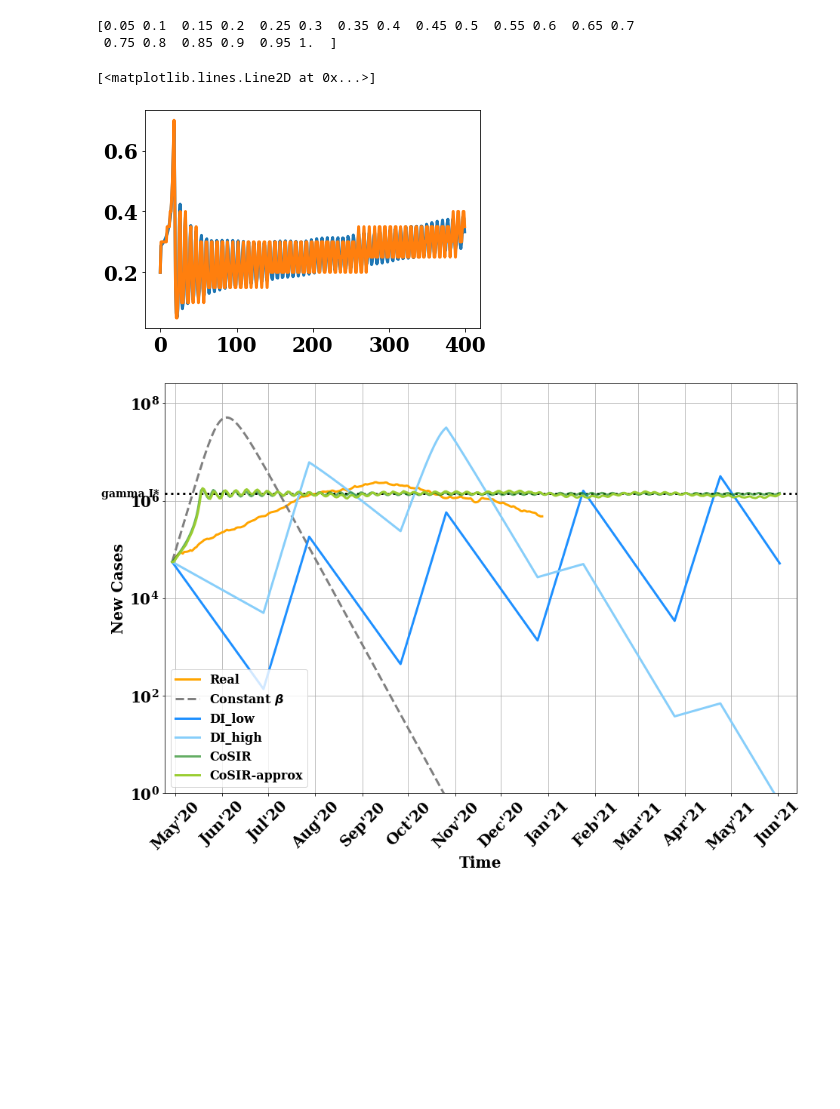
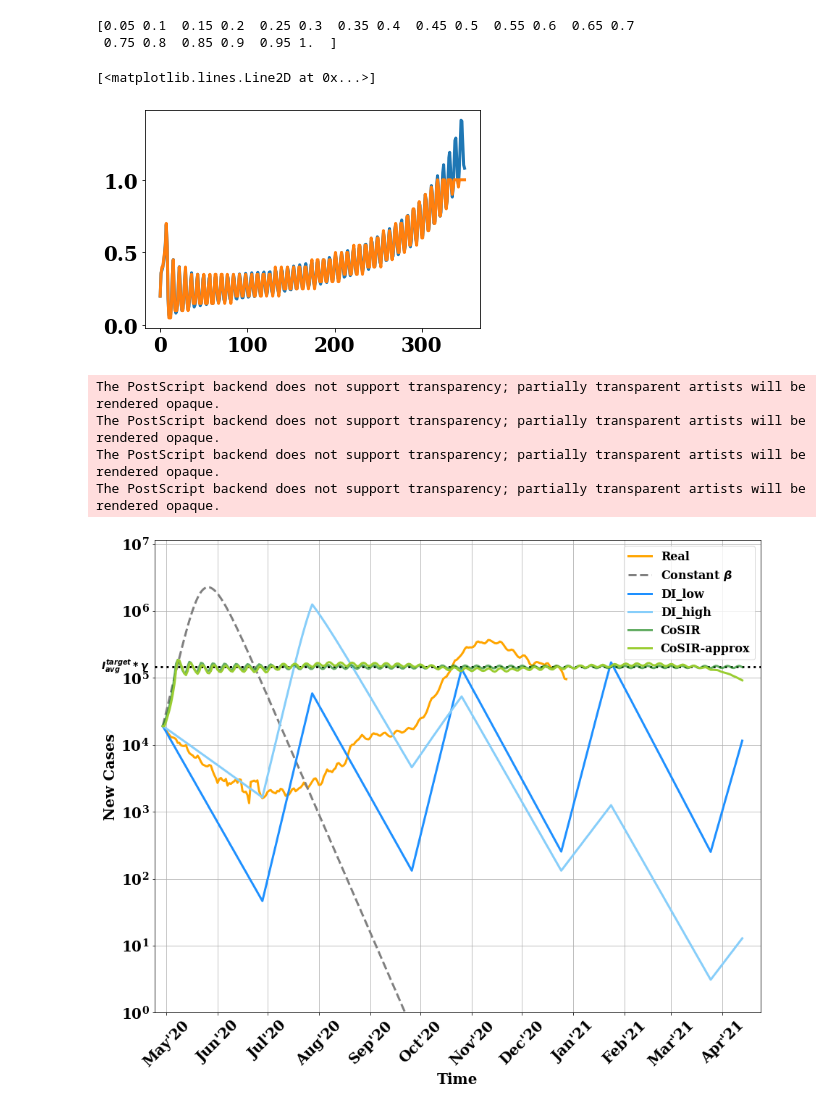
Before and after one commit to dsindiavscovid/CoSIR, a Jupyter notebook: baselines.ipynb, the cells around one changed output. Saved outputs shown, nothing was run; the diff lists cells and outputs as text; code cells hidden in the pictures; blank space fills up the shorter version.

Commit message:
evaluation figures

```diff
--- a/baselines.ipynb
+++ b/baselines.ipynb
@@ -17,7 +17,7 @@ def getMetaData(region = "India"):
     underreporting_factor = {"India": 25.28686435, "Netherlands": 2.8345572, "Mexico": 43.12753953, "Mumbai": 18.86570445}
     bedsPerCapita = {"India": 0.53/1000, "Netherlands": 3.32/1000, "Mexico": 1.38/1000, "Mumbai": 0.53/1000}
     hospToReported = {"India": 0.5, "Netherlands": 0.2, "Mexico": 0.9, "Mumbai": 0.5}
-    regionType = {"India": "country", "Netherlands": "country", "Mexico": "country", "Mumbai": "district"}
+    regionType = {"India": "country", "Netherlands": "country", "Mexico": "country", "Mumbai": "district", "Italy":"country"}
     return {"region": region, "population": popDict[region], "underreporting_factor": underreporting_factor[region],
            "bedsPerCapita": bedsPerCapita[region], "hospToReported": hospToReported[region], "region_type": regionType[region]}
 # %%
@@ -27,7 +27,7 @@ def moving_average(x, window):
     x1 = [np.mean(x[max(0, i-w):min(l, i+w+1)]) for i in range(l)]
     return np.array(x1)
 # %%
-meta = getMetaData("India")
+meta = getMetaData("Italy")
 
 
 if(meta['region_type'] == 'country'):
@@ -123,7 +123,7 @@ Jstar = gamma*N
 init = (S0, I0, R0)
 
 delta_t = 0.001
-tsteps = 400
+tsteps = 350
 t = np.linspace(0, tsteps-1, tsteps)
 eta = 1
 # %% [output]
@@ -164,8 +164,8 @@ while temp < tsteps:
         beta_dI_h.extend([beta_relaxation for i in range(min(T_relaxation, tsteps - temp))])
         beta_dI_l.extend([beta_relaxation for i in range(min(T_relaxation, tsteps - temp))])
         temp += T_intervention + min(T_relaxation, tsteps - temp)
-beta_dI_h = np.array(beta_dI_h)
-beta_dI_l = np.array(beta_dI_l)
+beta_dI_h = np.array(beta_dI_h)[:tsteps]
+beta_dI_l = np.array(beta_dI_l)[:tsteps]
 # %%
 plt.plot(t, beta_dI_h)
 plt.plot(t, beta_dI_l)
@@ -228,39 +228,43 @@ plt.plot(range(len(beta_ideal[:x])), beta_ideal[:x])
 plt.plot(range(len(beta_ideal[:x])), beta_approx[:x])
 # %% [output]
 [<matplotlib.lines.Line2D at 0x...>]
-[figure, old version]
+[figure, new version]
 # %%
 S_approx, I_approx, R_approx = solve_discrete_sir((S0, I0, R0), beta_approx, gamma, N, tsteps, delta_t=delta_t)
 # %%
-fig, ax = plt.subplots(figsize=(15,10))
+fig, ax = plt.subplots(figsize=(15,12))
 plt.yscale('log')
 plt.ylim(top=np.max(I_cons)*1.01, bottom=1)
 plt.xlim(-5, tsteps+10)
 plt.tick_params(axis='y', which='minor', left=False, right=False)
 
 
 plt.hlines(y=Istar*gamma, xmin=-5, xmax=tsteps+10, linestyles='dotted')
 # plt.axvline(x=len(deltaI_real), ls=':', color='black')
 
 trans = transforms.blended_transform_factory(ax.get_yticklabels()[0].get_transform(), ax.transData)
-ax.text(0, Istar*gamma+1000, 'gamma I*', color="black", transform=trans, ha="right", va="center", fontsize=14)
+ax.text(0, Istar*gamma+1000, r'$I^{target}_{avg}*\gamma$', color="black", transform=trans, ha="right", va="center", fontsize=14)
 
 trans = transforms.blended_transform_factory(ax.get_xticklabels()[0].get_transform(), ax.transData)
 
 ax.plot(range(len(deltaI_real)), deltaI_real_c, '-', label='Real', color='orange')
 
 ax.plot(t, I_cons*gamma, label=r'Constant $\beta$', ls='--', color='grey')
 
 ax.plot(t, I_dI_l*gamma, label='DI_low', color='dodgerblue')
 ax.plot(t, I_dI_h*gamma, label='DI_high', color='lightskyblue')
 
 ax.plot(t, I_ideal*gamma, '-', alpha=0.7, label='CoSIR', color='forestgreen')
 ax.plot(t, I_approx*gamma, '-', label='CoSIR-approx', color='yellowgreen')
 plt.grid()
 plt.legend()
 plt.xticks(xticks_idx, xticks, rotation = 45)
 plt.ylabel("New Cases", fontweight='bold')
 plt.xlabel("Time", fontweight='bold')
-plt.savefig('./graphs/{}_deltaIcasecounts.png'.format(meta['region']))
+plt.savefig('./graphs/{}_deltaIcasecounts.eps'.format(meta['region']), format = 'eps')
 # %% [output]
+The PostScript backend does not support transparency; partially transparent artists will be rendered opaque.
+The PostScript backend does not support transparency; partially transparent artists will be rendered opaque.
+The PostScript backend does not support transparency; partially transparent artists will be rendered opaque.
+The PostScript backend does not support transparency; partially transparent artists will be rendered opaque.
-[figure, old version]
+[figure, new version]
```
Also changed, not shown: parts of 11 cells of this notebook, 37 other files.
